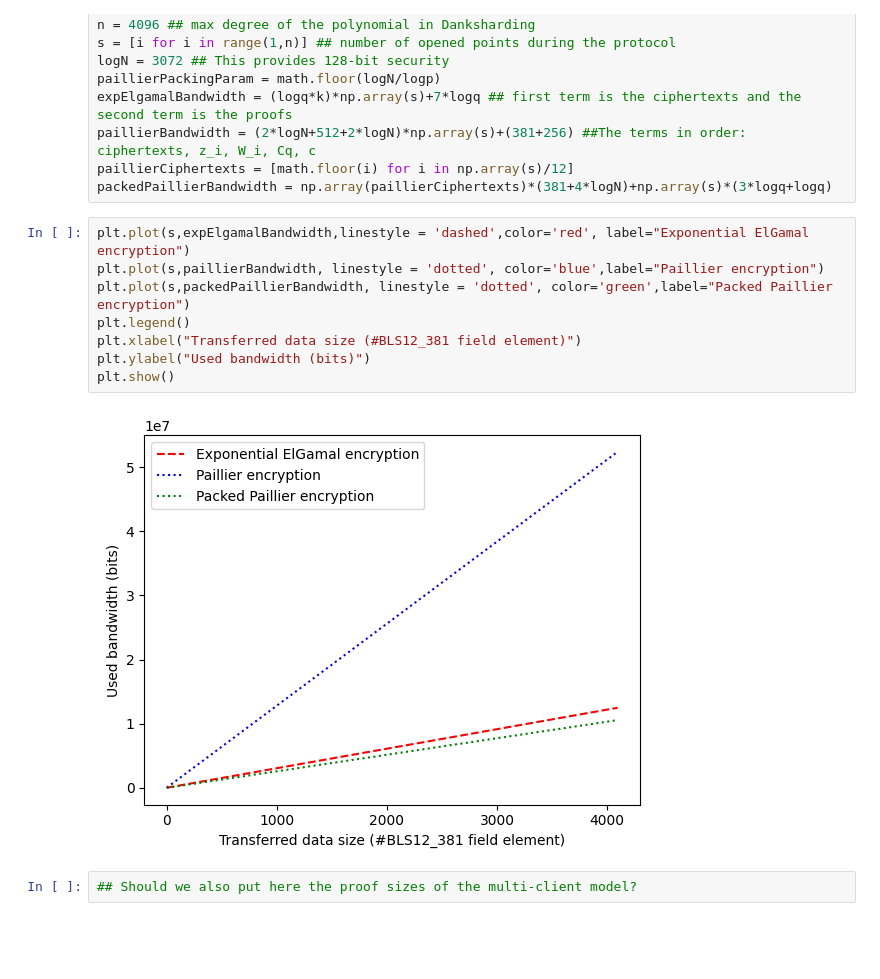
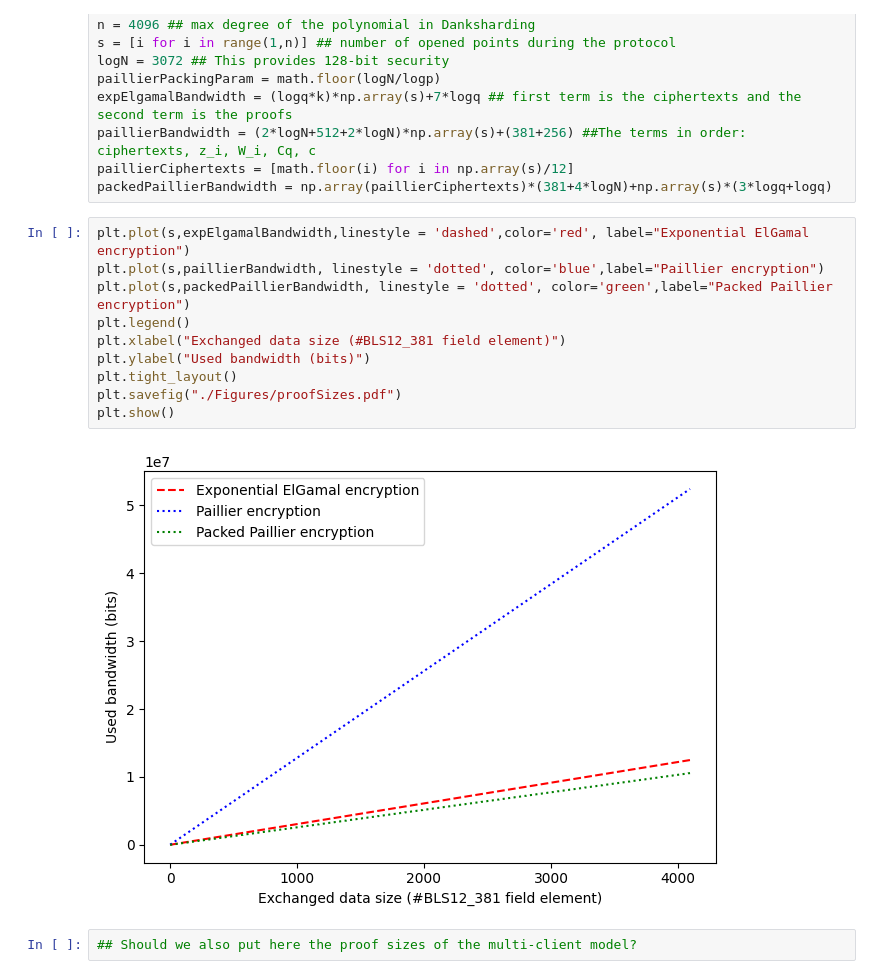
Before and after one commit to PopcornPaws/fde, a Jupyter notebook: benches/ourPlots.ipynb, the cells around one changed output. Saved outputs shown, nothing was run; the diff lists cells and outputs as text; blank space fills up the shorter version.

Commit message:
Added two Figures

```diff
--- a/benches/ourPlots.ipynb
+++ b/benches/ourPlots.ipynb
@@ -19,12 +19,14 @@ packedPaillierBandwidth = np.array(paillierCiphertexts)*(381+4*logN)+np.array(s)
 # %%
 plt.plot(s,expElgamalBandwidth,linestyle = 'dashed',color='red', label="Exponential ElGamal encryption")
 plt.plot(s,paillierBandwidth, linestyle = 'dotted', color='blue',label="Paillier encryption")
 plt.plot(s,packedPaillierBandwidth, linestyle = 'dotted', color='green',label="Packed Paillier encryption")
 plt.legend()
-plt.xlabel("Transferred data size (#BLS12_381 field element)")
+plt.xlabel("Exchanged data size (#BLS12_381 field element)")
 plt.ylabel("Used bandwidth (bits)")
+plt.tight_layout()
+plt.savefig("./Figures/proofSizes.pdf")
 plt.show()
 # %% [output]
-[figure, old version]
+[figure, new version]
 # %%
 ## Should we also put here the proof sizes of the multi-client model?
```
Also changed, not shown: parts of 1 cell of this notebook, 2 other files.
